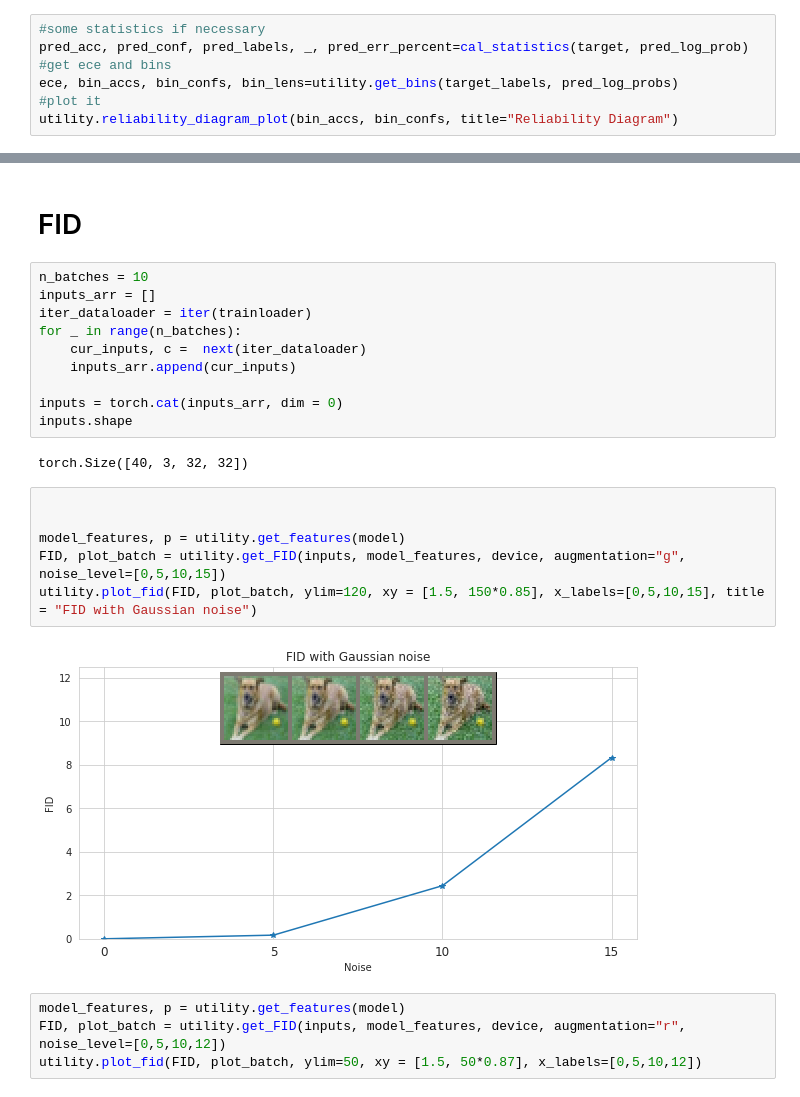
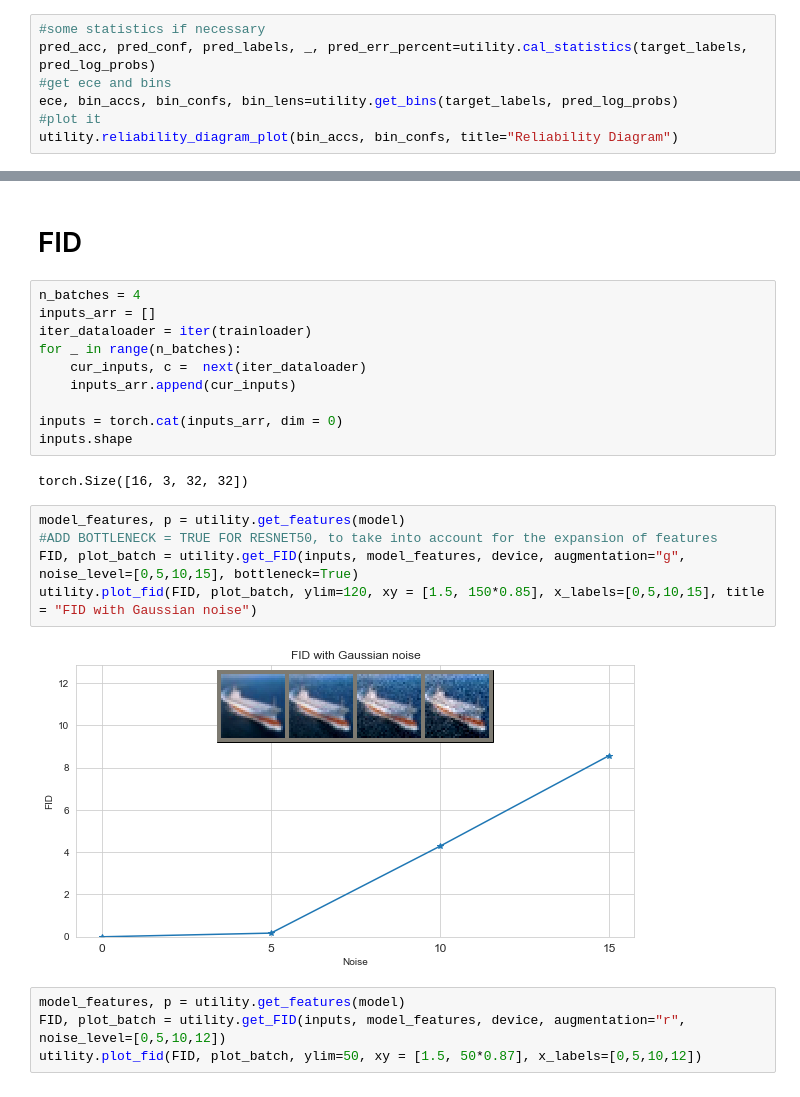
Before and after one commit to apra/adversarial_augmentation, a Jupyter notebook: main.ipynb, the cells around one changed output, grey strips where cells are left out. Cells and saved outputs as stored; diff of their text form.

Commit message:
fixed FID error for resnet50

```diff
--- a/main.ipynb
+++ b/main.ipynb
@@ -98,6 +98,6 @@ Epsilon: 0      Test Accuracy = 9348 / 10000 = 0.9348
 # %%
 #some statistics if necessary
-pred_acc, pred_conf, pred_labels, _, pred_err_percent=cal_statistics(target, pred_log_prob)
+pred_acc, pred_conf, pred_labels, _, pred_err_percent=utility.cal_statistics(target_labels, pred_log_probs)
 #get ece and bins
 ece, bin_accs, bin_confs, bin_lens=utility.get_bins(target_labels, pred_log_probs)
 #plot it
@@ -151,7 +151,7 @@ Epsilon: 0      Test Accuracy = 9047 / 10000 = 0.9047
 # %% [markdown]
 # FID
 # %%
-n_batches = 10
+n_batches = 4
 inputs_arr = []
 iter_dataloader = iter(trainloader)
 for _ in range(n_batches):
@@ -161,15 +161,14 @@ for _ in range(n_batches):
 inputs = torch.cat(inputs_arr, dim = 0)
 inputs.shape
 # %% [output]
-torch.Size([40, 3, 32, 32])
+torch.Size([16, 3, 32, 32])
 # %%
-
-
 model_features, p = utility.get_features(model)
-FID, plot_batch = utility.get_FID(inputs, model_features, device, augmentation="g", noise_level=[0,5,10,15])
+#ADD BOTTLENECK = TRUE FOR RESNET50, to take into account for the expansion of features
+FID, plot_batch = utility.get_FID(inputs, model_features, device, augmentation="g", noise_level=[0,5,10,15], bottleneck=True)
 utility.plot_fid(FID, plot_batch, ylim=120, xy = [1.5, 150*0.85], x_labels=[0,5,10,15], title = "FID with Gaussian noise")
 # %% [output]
-[figure, old version]
+[figure, new version]
 # %%
 model_features, p = utility.get_features(model)
 FID, plot_batch = utility.get_FID(inputs, model_features, device, augmentation="r", noise_level=[0,5,10,12])
```
Also changed, not shown: parts of 5 cells of this notebook, 1 other file.
